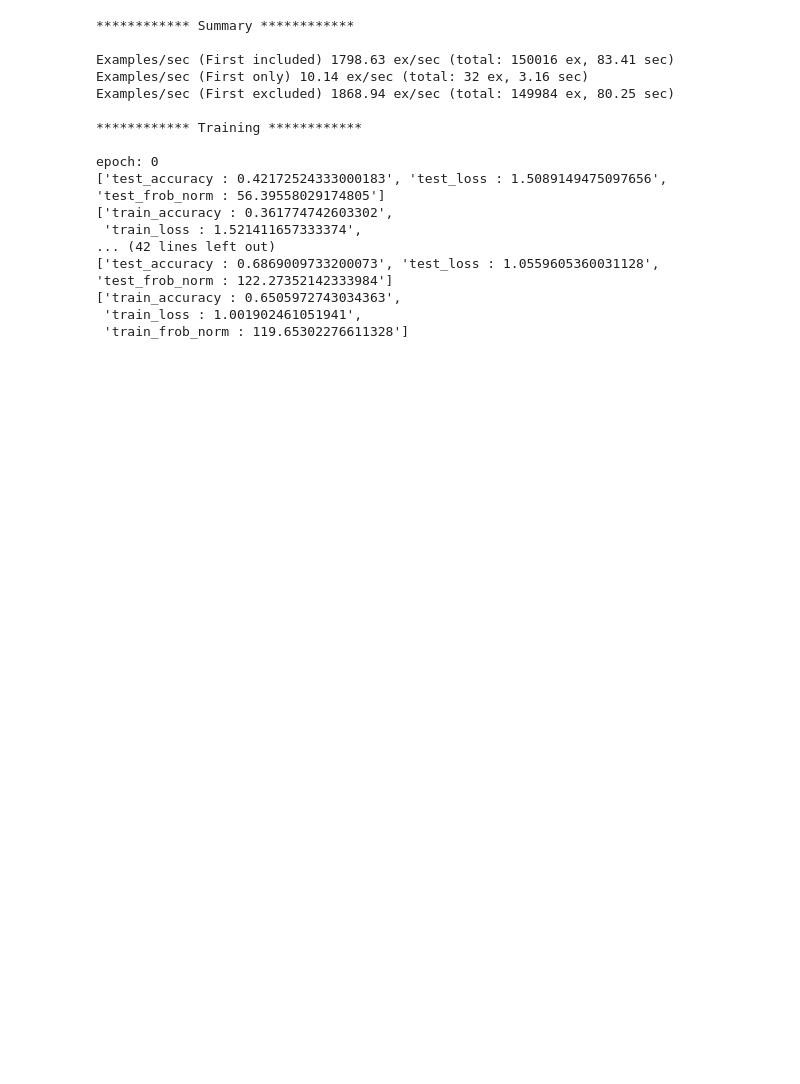
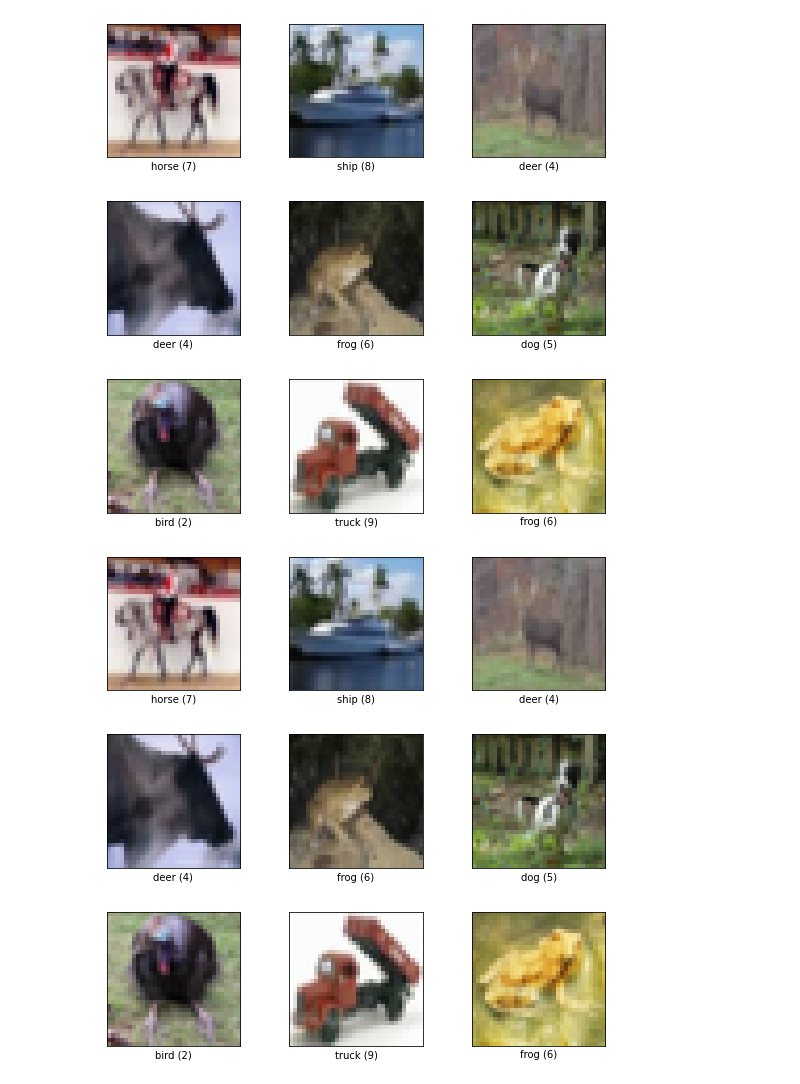
Before and after one commit to IANNwTF-Group-3/homework06, a Jupyter notebook: homework06.ipynb, the cells around one changed output. Drawn from its saved outputs; the diff is of its cells as text; code cells hidden in the pictures; blank space fills up the shorter version.

```diff
--- a/homework06.ipynb
+++ b/homework06.ipynb
@@ -17,10 +18,11 @@ import datetime
 from tensorflow.python.client import device_lib
 os.environ['TF_CPP_MIN_LOG_LEVEL'] = '0'  # FATAL
 # %%
-#(train_ds_global, test_ds_global), ds_info = tfds.load("cifar10" , split =["train", "test"] , as_supervised=True , with_info=True)
 (train_ds, val_ds), ds_info = tfds.load('cifar10', split=['train', 'test'], as_supervised=True, with_info=True)
-#shuffle_files=True
 
-#tfds.show_examples(train_ds_global, ds_info)
+tfds.show_examples(train_ds, ds_info)
+# %% [output]
+[figure, added]
+[figure, added]
 # %%
 class BasicConv(tf.keras.Model):
@@ -154,15 +167,15 @@ train_summary_writer, val_summary_writer = create_summary_writers(config_name="R
 # %%
-def prepare_cifar10_data(cifar10, batch_size, augmentation=None):
+def prepare_cifar10_data(cifar10, batch_size, augmentation=None, repeat=None):
     #convert data from uint8 to float32
     cifar10 = cifar10.map(lambda img, target: (tf.cast(img, tf.float32), target))
     #sloppy input normalization, just bringing image values from range [0, 255] to [-1, 1]
     cifar10 = cifar10.map(lambda img, target: ((img/128.)-1., target))
     #create one-hot targets
     cifar10 = cifar10.map(lambda img, target: (img, tf.one_hot(target, depth=10)))
-    #cache this progress in memory, as there is no need to redo it; it is deterministic after all
 
     if augmentation:
-      cifar10 = cifar10.repeat(3)
+      if repeat:
+        cifar10 = cifar10.concatenate(cifar10.repeat(repeat)) # keep original
       cifar10 = cifar10.map(lambda img, label : (augmentation(img), label), num_parallel_calls=tf.data.AUTOTUNE)
 
     cifar10 = cifar10.cache()
@@ -174,12 +187,10 @@ def prepare_cifar10_data(cifar10, batch_size, augmentation=None):
 
 # trains the model by iterating through the dataset and applying training_step method epochs time
 def training_loop(model, train_ds, test_ds, epochs, train_summary_writer, memory):
-
     metrics = []
 
     # iterate over epochs
-    for epoch in range(epochs):
-        tf.print(f"epoch: {epoch}")
+    for epoch in tqdm(range(epochs)):
 
         # train steps on all batches in the training data
         for (img, label) in train_ds:
@@ -207,8 +218,9 @@ def training_loop(model, train_ds, test_ds, epochs, train_summary_writer, memory
 
 # tests overall performance of model
 def test_loop(model, test_ds, val_summary_writer, memory):
+    metrics = []
     # test steps on every item in test dataset
-    for (img, label) in test_ds:
+    for (img, label) in tqdm(test_ds):
         metrics = model.test_step((img, label))
 
         # keep data with metrics
@@ -225,47 +237,11 @@ def test_loop(model, test_ds, val_summary_writer, memory):
 
     return memory
 
-# with augmentation
-# augmentation is used in the data pipeline in order to remesh the training and testdata
-# this is used to let the network get trained on different training data which is supposed to pretend overfitting
-# The pretending should happen, because its hardder for the network to just remember the training data and apply it on validation data
-
-# makes train and test worse somehow, leads to huge ups and down in the accuracy, depending on what the validation data is at the timestep
-
-
-basic_model = BasicConv(dropout_rate=0.01)
-
-augment = tf.keras.Sequential([
-  tf.keras.layers.RandomFlip("horizontal_and_vertical"),
-  tf.keras.layers.RandomRotation(0.1)
-])
-
-train_dataset = train_ds.apply(lambda ds: prepare_cifar10_data(ds, 32, augment))
-val_dataset = val_ds.apply(lambda ds: prepare_cifar10_data(ds, 32))
-tfds.benchmark(train_dataset, batch_size=32)
-
-print("\n************ Training ************\n")
-
-memory = {"test_accuracy" : [],
-          "test_loss" : [],
-          "test_frob_norm" : [],
-          "train_accuracy" : [],
-          "train_loss" : [],
-          "train_frob_norm" : []
-          }
-
-memory = training_loop(basic_model,
-                       train_ds=train_dataset,
-                       test_ds=val_dataset,
-                       epochs=tf.constant(10),
-                       train_summary_writer=train_summary_writer,
-                       memory=memory)
-
 # visualize accuracy, loss and frobenius norm
 def visualization(accuracies, losses, frobenius, name):
     plt.figure()
     line1, = plt.plot(accuracies, "b")
-    line2, = plt.plot(losses, "r" )
+    line2, = plt.plot(losses, "r")
 
     frob_new = frobenius/np.max(frobenius) * np.max(losses)
     line3, = plt.plot(frob_new, "y" )
@@ -275,21 +251,3 @@ def visualization(accuracies, losses, frobenius, name):
     plt.legend((line1, line2, line3),("Accuracy", "Loss", "Frobenius Norm"))
     plt.savefig(name)
     plt.show()
-# %% [output]
-************ Summary ************
-
-Examples/sec (First included) 1798.63 ex/sec (total: 150016 ex, 83.41 sec)
-Examples/sec (First only) 10.14 ex/sec (total: 32 ex, 3.16 sec)
-Examples/sec (First excluded) 1868.94 ex/sec (total: 149984 ex, 80.25 sec)
-
-************ Training ************
-
-epoch: 0
-['test_accuracy : 0.42172524333000183', 'test_loss : 1.5089149475097656', 'test_frob_norm : 56.39558029174805']
-['train_accuracy : 0.361774742603302',
- 'train_loss : 1.521411657333374',
-... (42 lines left out)
-['test_accuracy : 0.6869009733200073', 'test_loss : 1.0559605360031128', 'test_frob_norm : 122.27352142333984']
-['train_accuracy : 0.6505972743034363',
- 'train_loss : 1.001902461051941',
- 'train_frob_norm : 119.65302276611328']
```
Also changed, not shown: parts of 15 cells of this notebook.
